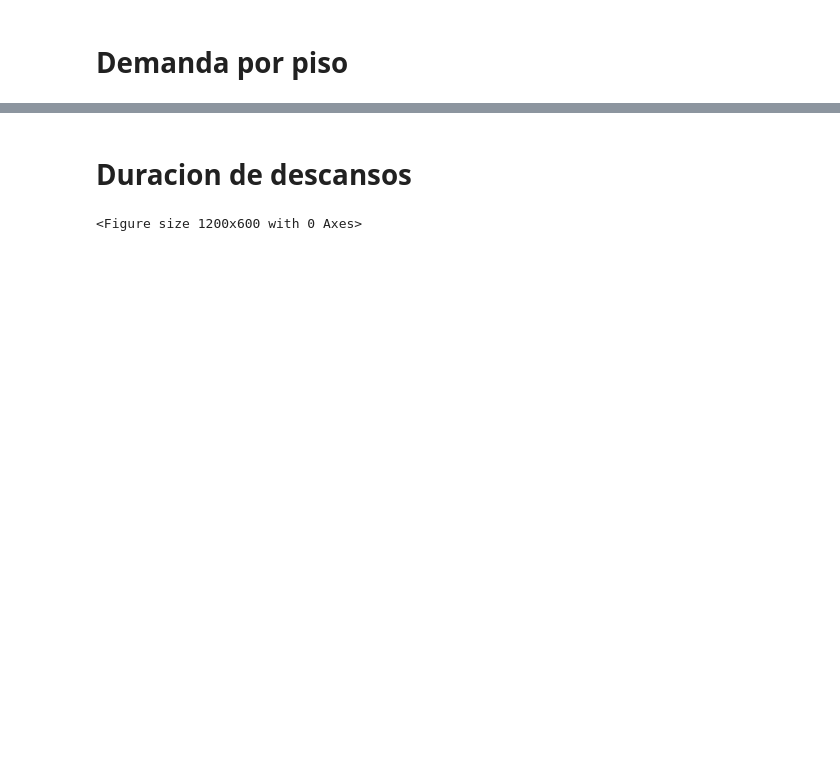
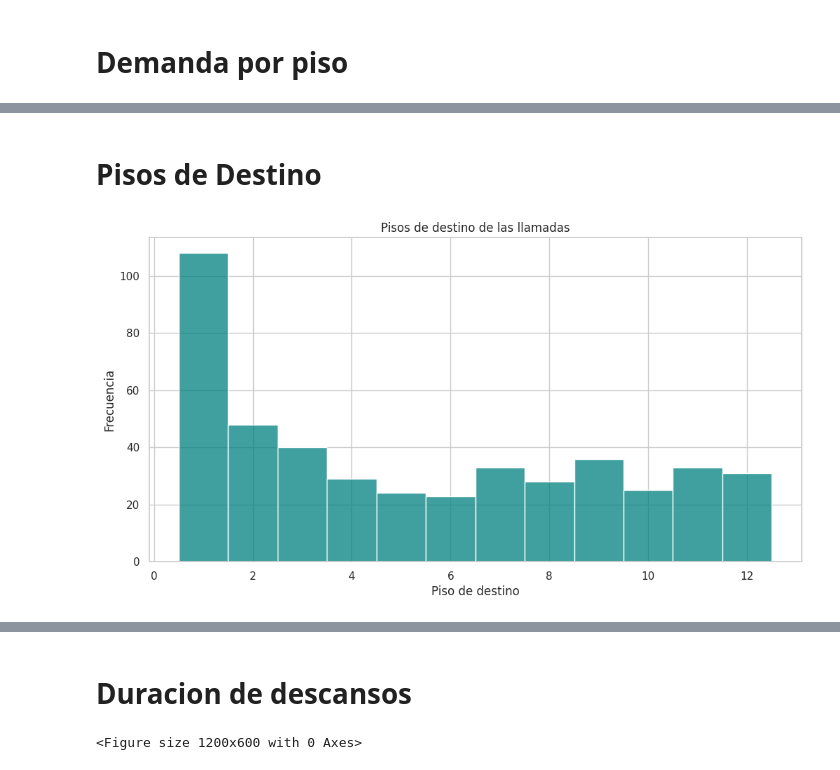
Before and after one commit to Citric-Sheep/devtest, a Jupyter notebook: ml/eda.ipynb, the cells around one changed output, grey strips where cells are left out. Drawn from its saved outputs; the diff is of its cells as text; code cells hidden in the pictures; blank space fills up the shorter version.

```diff
--- a/ml/eda.ipynb
+++ b/ml/eda.ipynb
@@ -96,0 +101,10 @@ plt.show()
+# %% [markdown]
+# Pisos de Destino
+# %%
+sns.histplot(demand_df["destination_floor"], bins=range(MIN_FLOOR, MAX_FLOOR+2), discrete=True, color="teal")
+plt.title("Pisos de destino de las llamadas")
+plt.xlabel("Piso de destino")
+plt.ylabel("Frecuencia")
+plt.show()
+# %% [output]
+[figure, added]
```
Also changed, not shown: parts of 21 cells of this notebook.
